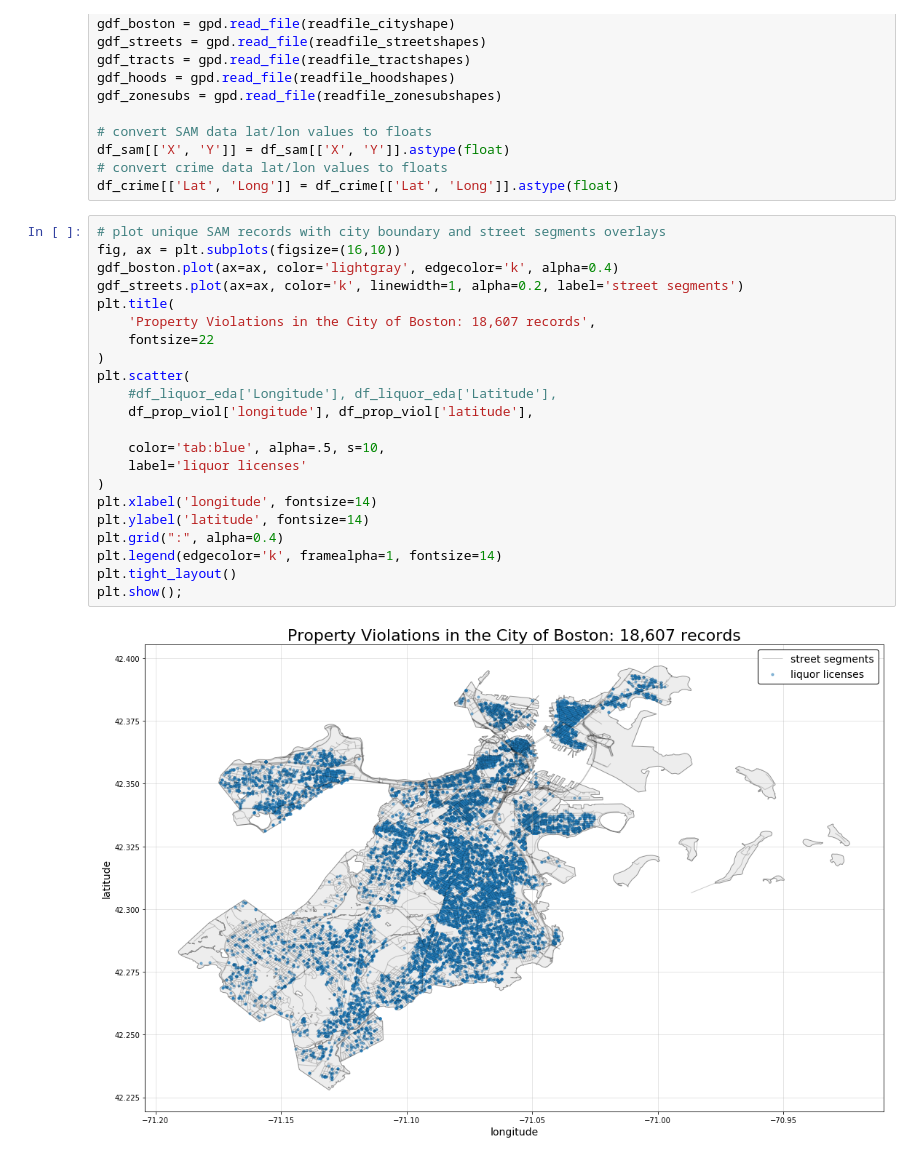
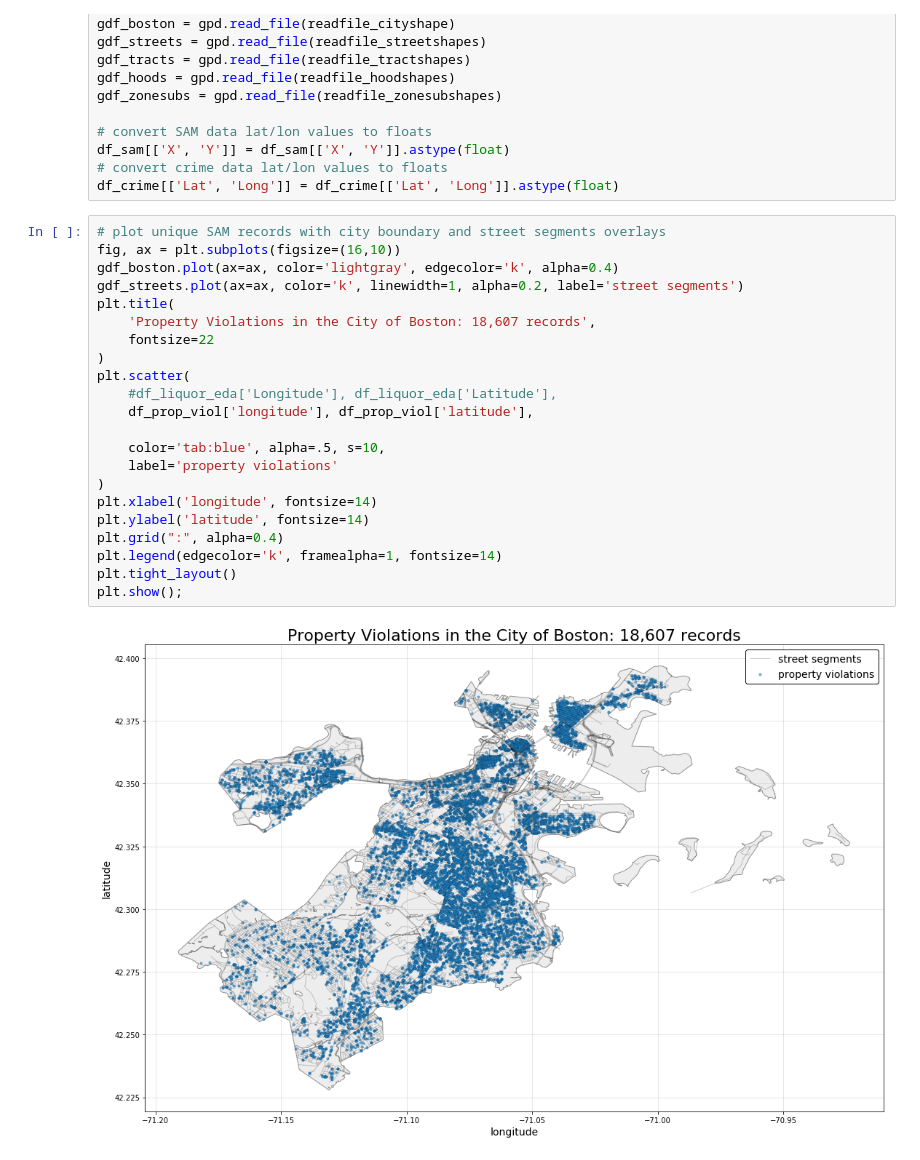
Before and after one commit to sedelmeyer/predicting-crime, a Jupyter notebook: notebooks/chris_property_violations.ipynb, the cells around one changed output. Cells and saved outputs as stored; diff of their text form.

Commit message:
fix property violations legend

```diff
--- a/notebooks/chris_property_violations.ipynb
+++ b/notebooks/chris_property_violations.ipynb
@@ -90,24 +90,24 @@ df_crime[['Lat', 'Long']] = df_crime[['Lat', 'Long']].astype(float)
 # %%
 # plot unique SAM records with city boundary and street segments overlays
 fig, ax = plt.subplots(figsize=(16,10))
 gdf_boston.plot(ax=ax, color='lightgray', edgecolor='k', alpha=0.4)
 gdf_streets.plot(ax=ax, color='k', linewidth=1, alpha=0.2, label='street segments')
 plt.title(
     'Property Violations in the City of Boston: 18,607 records',
     fontsize=22
 )
 plt.scatter(
     #df_liquor_eda['Longitude'], df_liquor_eda['Latitude'],
     df_prop_viol['longitude'], df_prop_viol['latitude'],
 
     color='tab:blue', alpha=.5, s=10,
-    label='liquor licenses'
+    label='property violations'
 )
 plt.xlabel('longitude', fontsize=14)
 plt.ylabel('latitude', fontsize=14)
 plt.grid(":", alpha=0.4)
 plt.legend(edgecolor='k', framealpha=1, fontsize=14)
 plt.tight_layout()
 plt.show();
 # %% [output]
-[figure, old version]
+[figure, new version]
```
